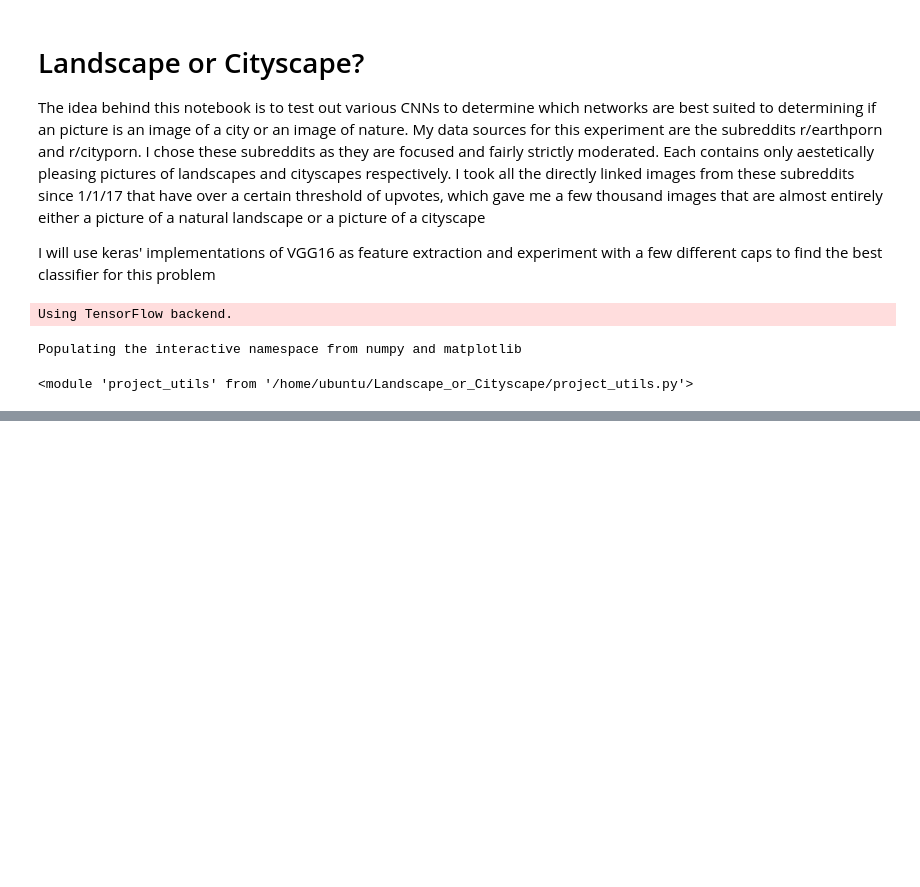
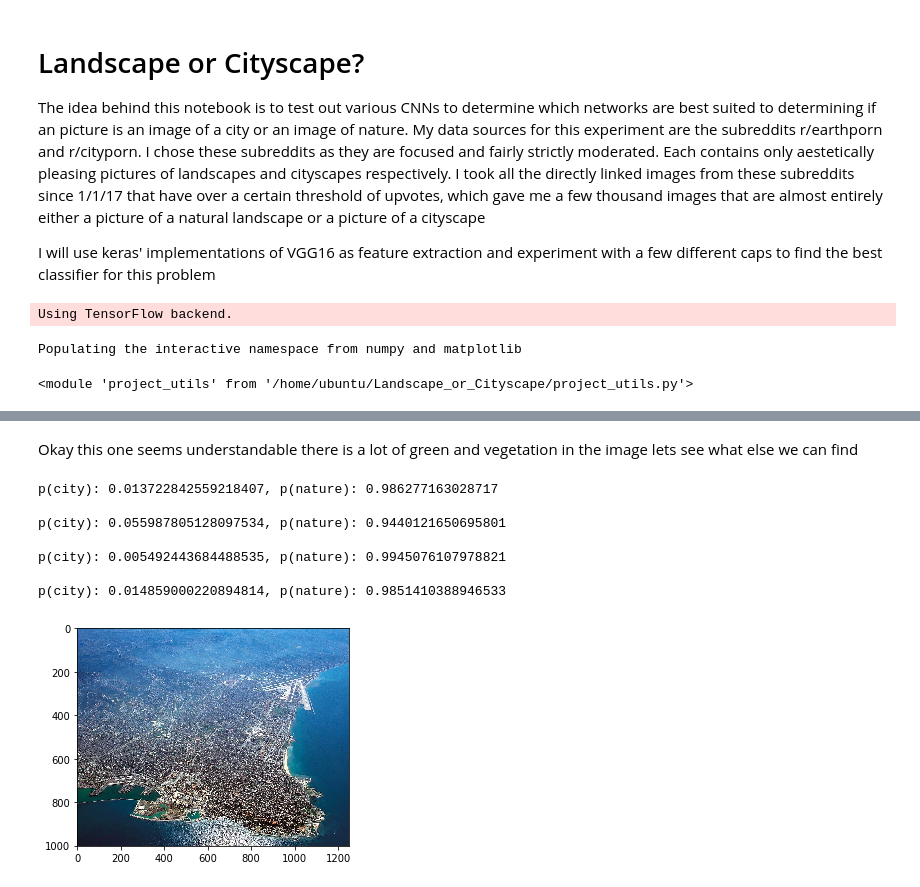
Before and after one commit to GougeC/Landscape_or_Cityscape, a Jupyter notebook: Landscape_Or_Cityscape.ipynb, the cells around one changed output, grey strips where cells are left out. Drawn from its saved outputs; the diff is of its cells as text; code cells hidden in the pictures; blank space fills up the shorter version.

```diff
--- a/Landscape_Or_Cityscape.ipynb
+++ b/Landscape_Or_Cityscape.ipynb
@@ -197,0 +311,13 @@ This network is doing pretty well! Its at about 95% accuracy between the classes
+# %% [markdown]
+Okay this one seems understandable there is a lot of green and vegetation in the image lets see what else we can find
+# %%
+show_and_predict(mistakes[5], max_pool_two_layer)
+# %% [output]
+p(city): 0.013722842559218407, p(nature): 0.986277163028717
+
+p(city): 0.055987805128097534, p(nature): 0.9440121650695801
+
+p(city): 0.005492443684488535, p(nature): 0.9945076107978821
+
+p(city): 0.014859000220894814, p(nature): 0.9851410388946533
+[figure, added]
```
Also changed, not shown: parts of 39 cells of this notebook, 1 other file.
